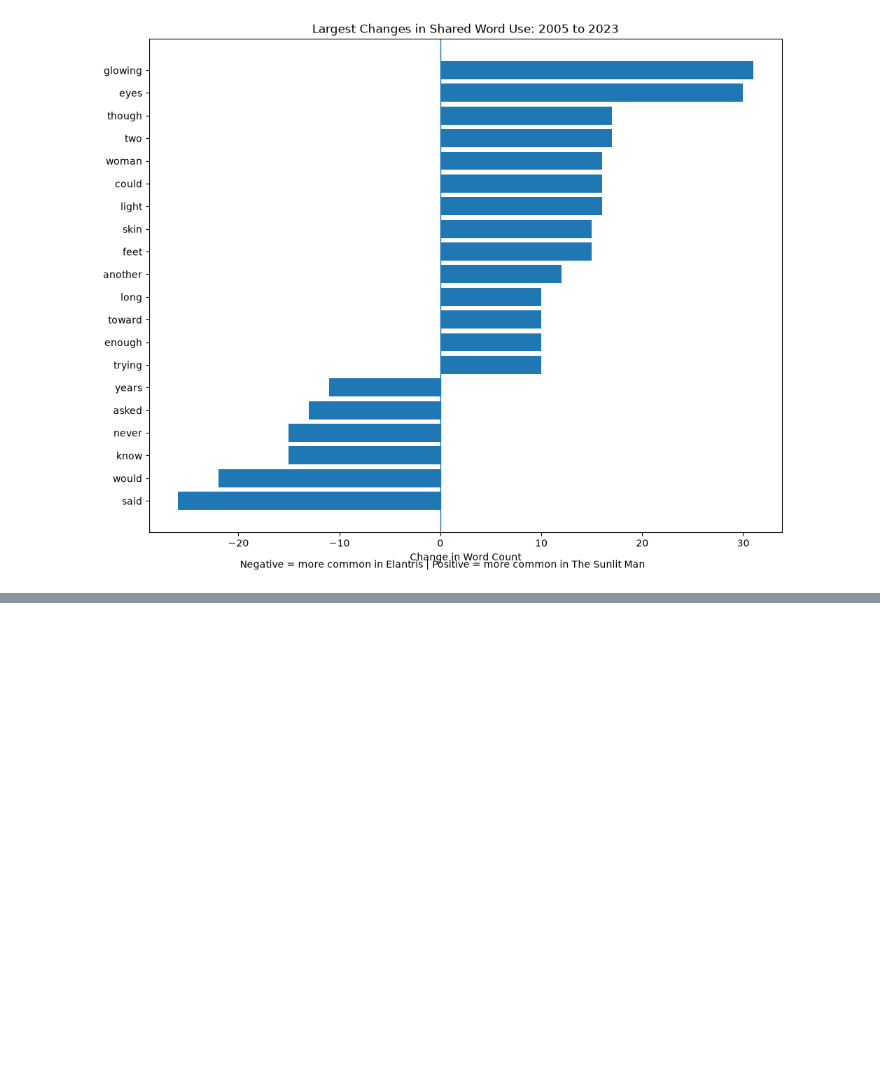
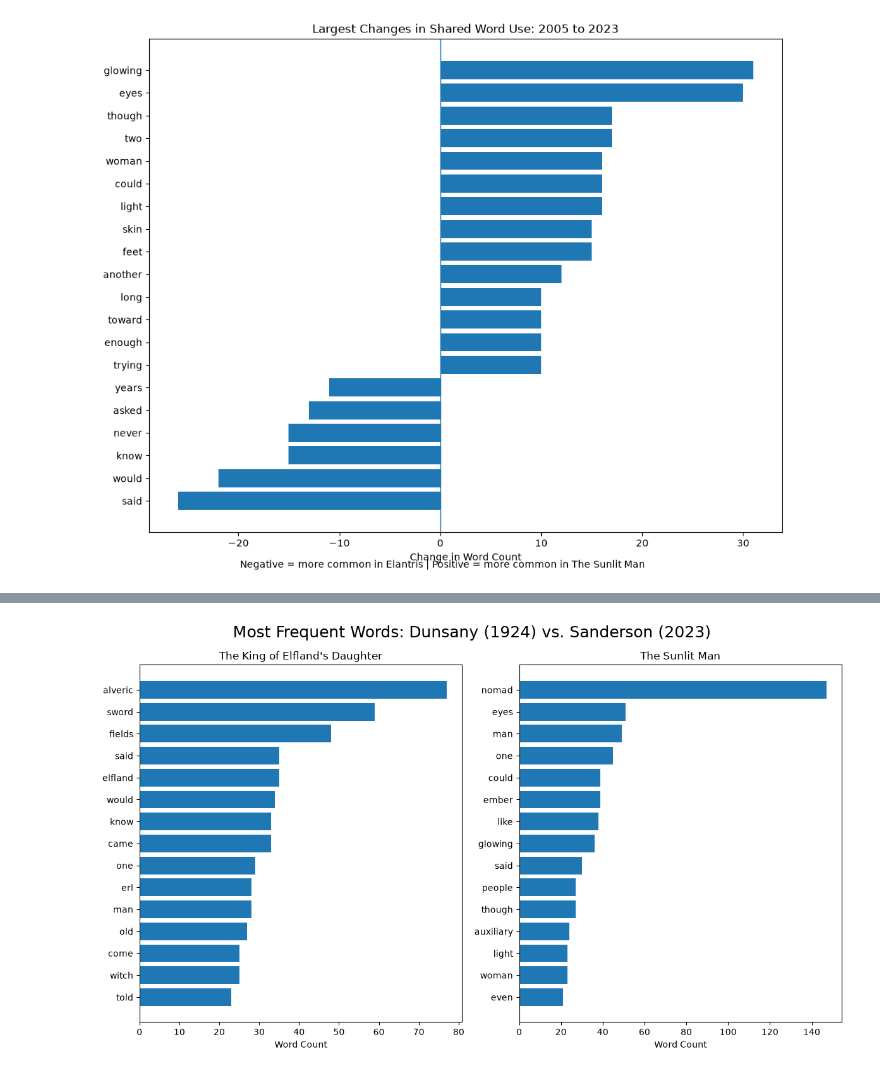
Before and after one commit to pmarino92/MiniProject1, a Jupyter notebook: pmarino.ipynb, the cells around one changed output, grey strips where cells are left out. Saved outputs shown, nothing was run; the diff lists cells and outputs as text; code cells hidden in the pictures; blank space fills up the shorter version.

```diff
--- a/pmarino.ipynb
+++ b/pmarino.ipynb
@@ -290,0 +372,9 @@ plt.show()
+# %%
+# equalize the excerpts
+EXCERPT_SIZE = 9500
+
+dunsany_excerpt = dunsany_words[:EXCERPT_SIZE]
+sunlit_dunsany_excerpt = sunlit_words[:EXCERPT_SIZE]
+
+print("Dunsany excerpt:", len(dunsany_excerpt))
+print("Sunlit Man excerpt:", len(sunlit_dunsany_excerpt))
@@ -290,0 +384,10 @@ plt.show()
+# %%
+# Baseline Sanderson vs Dunsany
+dunsany_freq = word_frequency(dunsany_excerpt)
+sunlit_dunsany_freq = word_frequency(sunlit_dunsany_excerpt)
+
+print("The King of Elfland's Daughter:")
+print(dunsany_freq.most_common(20))
+
+print("\nThe Sunlit Man:")
+print(sunlit_dunsany_freq.most_common(20))
@@ -290,0 +400,32 @@ plt.show()
+# %%
+# side by side graph
+dunsany_top = dunsany_freq.most_common(15)[::-1]
+sunlit_top = sunlit_dunsany_freq.most_common(15)[::-1]
+
+fig, (ax1, ax2) = plt.subplots(1, 2, figsize=(12, 7))
+
+fig.suptitle(
+    "Most Frequent Words: Dunsany (1924) vs. Sanderson (2023)",
+    fontsize=18
+)
+
+ax1.barh(
+    [word for word, count in dunsany_top],
+    [count for word, count in dunsany_top]
+)
+
+ax1.set_title("The King of Elfland's Daughter")
+ax1.set_xlabel("Word Count")
+
+ax2.barh(
+    [word for word, count in sunlit_top],
+    [count for word, count in sunlit_top]
+)
+
+ax2.set_title("The Sunlit Man")
+ax2.set_xlabel("Word Count")
+
+plt.tight_layout()
+plt.show()
+# %% [output]
+[figure, added]
```
Also changed, not shown: parts of 10 cells of this notebook.
